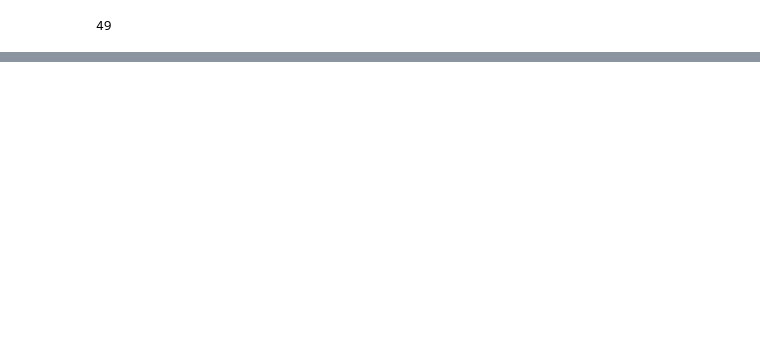
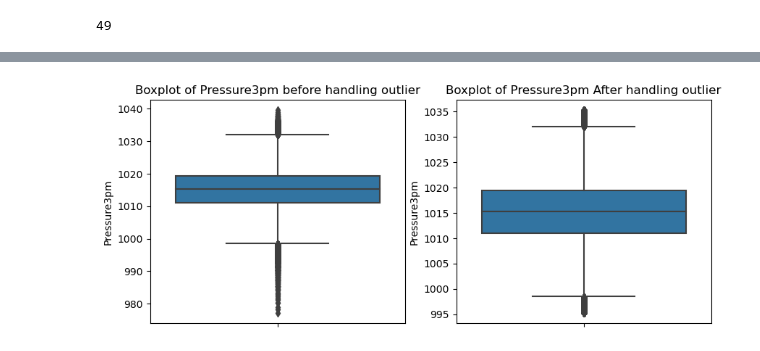
Before and after one commit to mastirt/H8_5_Batch, a Jupyter notebook: Final_Project/fp2/PYTN_KampusMerdeka_fp2_MahesaTirtaPanjalu.ipynb, the cells around one changed output, grey strips where cells are left out. Saved outputs shown, nothing was run; the diff lists cells and outputs as text; code cells hidden in the pictures; blank space fills up the shorter version.

```diff
--- a/Final_Project/fp2/PYTN_KampusMerdeka_fp2_MahesaTirtaPanjalu.ipynb
+++ b/Final_Project/fp2/PYTN_KampusMerdeka_fp2_MahesaTirtaPanjalu.ipynb
@@ -351,0 +597,30 @@ len(df['Location'].value_counts())
+# %%
+# Initialize Winsorizer for gaussian distribution
+handling_outlier_gaussian = Winsorizer(capping_method='gaussian', # choose gaussian for mean and std
+                          tail='both', # cap left, right or both tails
+                          fold=3,
+                          variables=['MinTemp', 'MaxTemp', 'Sunshine', 'WindGustSpeed',
+                                     'WindSpeed9am', 'WindSpeed3pm', 'Humidity9am', 'Pressure9am', 'Pressure3pm',
+                                     'Temp9am', 'Temp3pm'])
+# %%
+# perform outlier handling
+handling_outlier_gaussian.fit(df)
+
+df_ho = handling_outlier_gaussian.transform(df)
+# %%
+# Visualisasi Boxplot sebelum dan sesudah handling outlier
+plt.figure(figsize=(10, 4))
+
+# Boxplot MinTemp
+plt.subplot(1, 2, 1)
+sns.boxplot(y=df['Pressure3pm'])
+plt.title('Boxplot of Pressure3pm before handling outlier')
+
+# Boxplot Rainfall
+plt.subplot(1, 2, 2)
+sns.boxplot(y=df_ho['Pressure3pm'])
+plt.title('Boxplot of Pressure3pm After handling outlier')
+
+plt.show()
+# %% [output]
+[figure, added]
```
Also changed, not shown: parts of 129 cells of this notebook, 4 other files.
